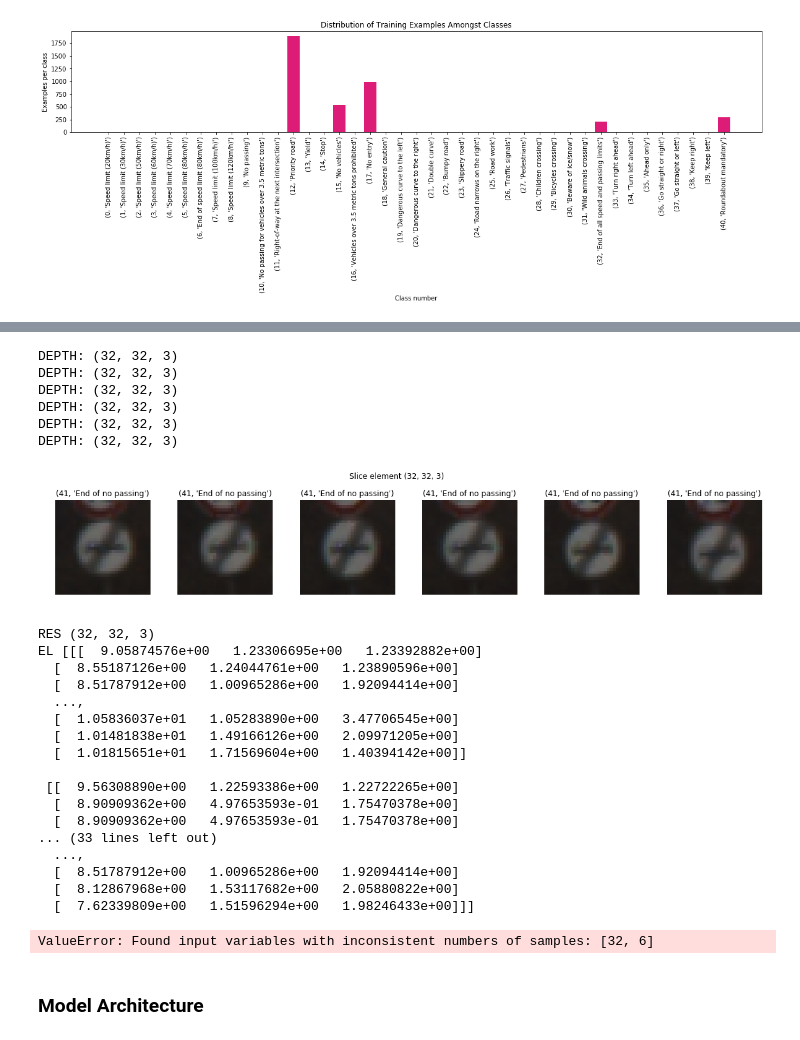
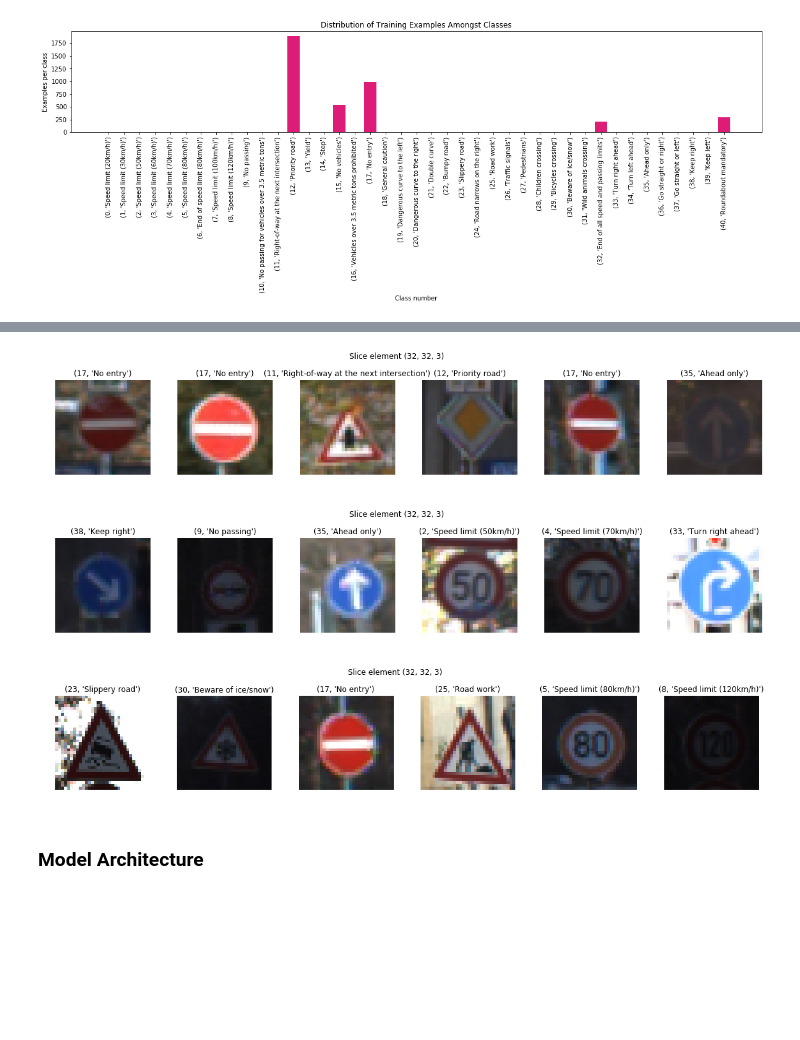
Before and after one commit to dmytronasyrov/CarND-Traffic-Sign-Classifier-Project, a Jupyter notebook: Traffic_Sign_Classifier.ipynb, the cells around one changed output, grey strips where cells are left out. Drawn from its saved outputs; the diff is of its cells as text; code cells hidden in the pictures; blank space fills up the shorter version.

```diff
--- a/Traffic_Sign_Classifier.ipynb
+++ b/Traffic_Sign_Classifier.ipynb
@@ -376,77 +397,60 @@ Total examples: (60088, 32, 32, 3)
 [figure]
 # %%
 def color_correct(images):
-    res = np.array(list(map(rgb2lab, images.astype(np.float64) / 255.0)))
-    res = res[0]
+    return images
+#     res = np.array(list(map(rgb2lab, images.astype(np.float64) / 255.0)))
+#     res = res[0]
 #     res = res[0].reshape(res[0].shape[0], -1)
-    print("RES", res.shape)
-    print("EL", res)
+#     print("RES", res.shape)
+#     print("EL", res)
 #     res = exposure.equalize_adapthist(res, clip_limit = 0.03)
 #     res = np.array(list(map(lab2rgb, res.astype(np.float64)))) * 255.0
 
 #     res = exposure.equalize_adapthist(res, clip_limit = 0.03)
 #     res = np.array(list(map(lambda x: scale(x, axis = 0, with_mean = True, with_std = True, copy = True), res)))
 #     res = np.array(list(map(gray2rgb, res)))
 #     gray = np.array(list(map(lambda x: scale(x, axis=0, with_mean = True, with_std = True, copy = True), gray)))
 #     res = np.expand_dims(res, axis = 3)
 #     images_lab = np.array(list(map(rgb2gray, images)))
 #     images_corrected = np.array(list(map(lab2rgb, images_lab)))
 #     print("AAA", images[:,:,0].shape)
 #     img_conv = rgb2lab(img) if convert2lab else img
 #     img_clahe = _clahe(img_conv)
 #     img_out = lab2rgb(img_clahe) if convert2lab else img_clahe
 
 #     images_corrected = exposure.equalize_adapthist(gray[:,:,0], clip_limit = 0.03)
 #     images_corrected = np.empty([0, images.shape[1], images.shape[2], images.shape[3]], dtype=np.float64)
 
 #     for el in images:
 #         img_corrected = exposure.equalize_adapthist(el.astype(np.uint8), clip_limit = 0.03)
 #         np.append(images_corrected, img_corrected)
 
-#     gray = np.array(list(map(rgb2gray, images)))
-#     color_scaled = np.array(list(map(lambda x: scale(x, axis=0, with_mean = True, with_std = True, copy = True), gray)))
-    return np.array(res) # np.expand_dims(color_scaled, axis = 3)
+#     gray = np.array(list(map(rgb2gray, images.astype(np.float64))))
+#     gray_scaled = np.array(list(map(lambda x: scale(x, axis=0, with_mean = True, with_std = True, copy = True), gray)))
+#     return np.expand_dims(gray_scaled, axis = 3)
 
-X_test = X_train_init[:6]
-y_test = y_train_init[:6]
-display_image_batch(X_test, y_test)
-X_test = color_correct(X_test)
-display_image_batch(X_test, y_test)
+# X_test = X_train_init[:6]
+# y_test = y_train_init[:6]
+# display_image_batch(X_test, y_test)
+# X_test = color_correct(X_test)
+# display_image_batch(X_test, y_test)
 
-# X_valid = color_correct(X_valid_init)
-# X_valid, y_valid = shuffle(X_valid, y_valid_init)
-# titles_valid = list(map(lambda x: titles[x], y_valid))
-# display_images(X_valid[:12], 6, titles = titles_valid, height = 6)
+X_train = color_correct(X_train_extended)
+y_train = y_train_extended
+display_image_batch(X_train, y_train)
 
-# X_test = color_correct(X_test_init)
-# titles_test = list(map(lambda x: titles[x], y_test_init))
-# display_images(X_test[:12], 6, titles = titles_test, height = 6)
+X_valid = color_correct(X_valid_init)
+X_valid, y_valid = shuffle(X_valid, y_valid_init)
+titles_valid = list(map(lambda x: titles[x], y_valid))
+display_image_batch(X_valid, y_valid)
+
+X_test = color_correct(X_test_init)
+titles_test = list(map(lambda x: titles[x], y_test_init))
+display_image_batch(X_test, y_test_init)
 # %% [output]
-DEPTH: (32, 32, 3)
-DEPTH: (32, 32, 3)
-DEPTH: (32, 32, 3)
-DEPTH: (32, 32, 3)
-DEPTH: (32, 32, 3)
-DEPTH: (32, 32, 3)
-[figure, old version]
+[figure, new version]
-RES (32, 32, 3)
-EL [[[  9.05874576e+00   1.23306695e+00   1.23392882e+00]
-  [  8.55187126e+00   1.24044761e+00   1.23890596e+00]
-  [  8.51787912e+00   1.00965286e+00   1.92094414e+00]
-  ...,
-  [  1.05836037e+01   1.05283890e+00   3.47706545e+00]
-  [  1.01481838e+01   1.49166126e+00   2.09971205e+00]
-  [  1.01815651e+01   1.71569604e+00   1.40394142e+00]]
-
- [[  9.56308890e+00   1.22593386e+00   1.22722265e+00]
-  [  8.90909362e+00   4.97653593e-01   1.75470378e+00]
-  [  8.90909362e+00   4.97653593e-01   1.75470378e+00]
-... (33 lines left out)
-  ...,
-  [  8.51787912e+00   1.00965286e+00   1.92094414e+00]
-  [  8.12867968e+00   1.53117682e+00   2.05880822e+00]
-  [  7.62339809e+00   1.51596294e+00   1.98246433e+00]]]
-ValueError: Found input variables with inconsistent numbers of samples: [32, 6]
+[figure, added]
+[figure, added]
 # %% [markdown]
 ### Model Architecture
 # %%
```
Also changed, not shown: parts of 11 cells of this notebook, 4 other files.
